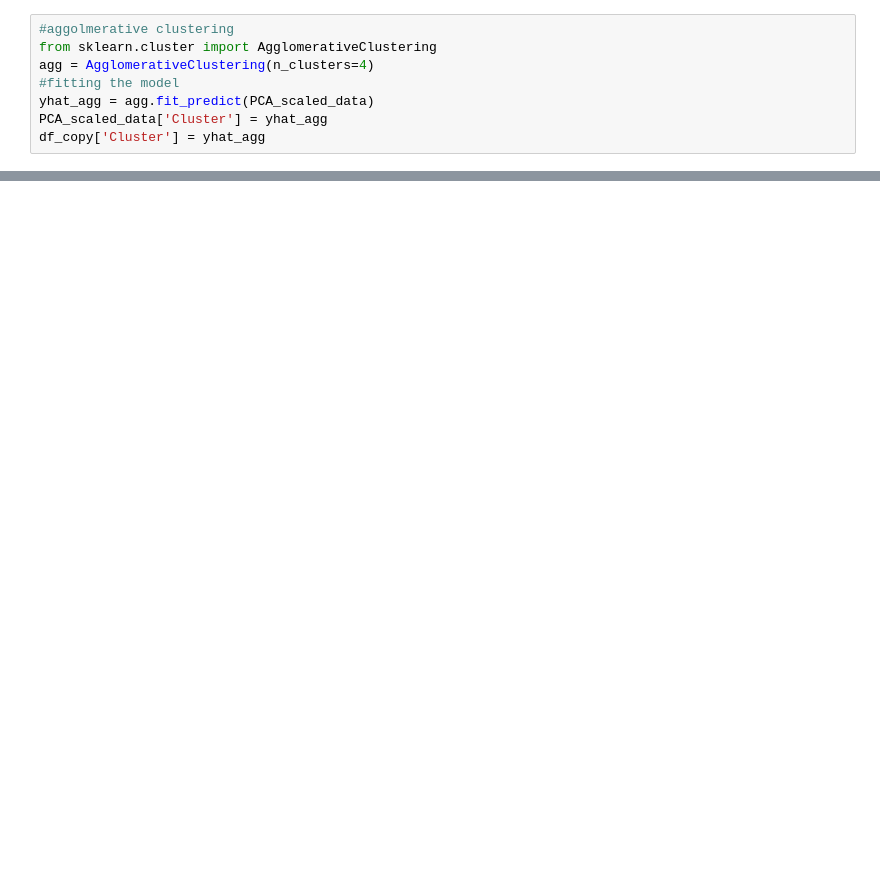
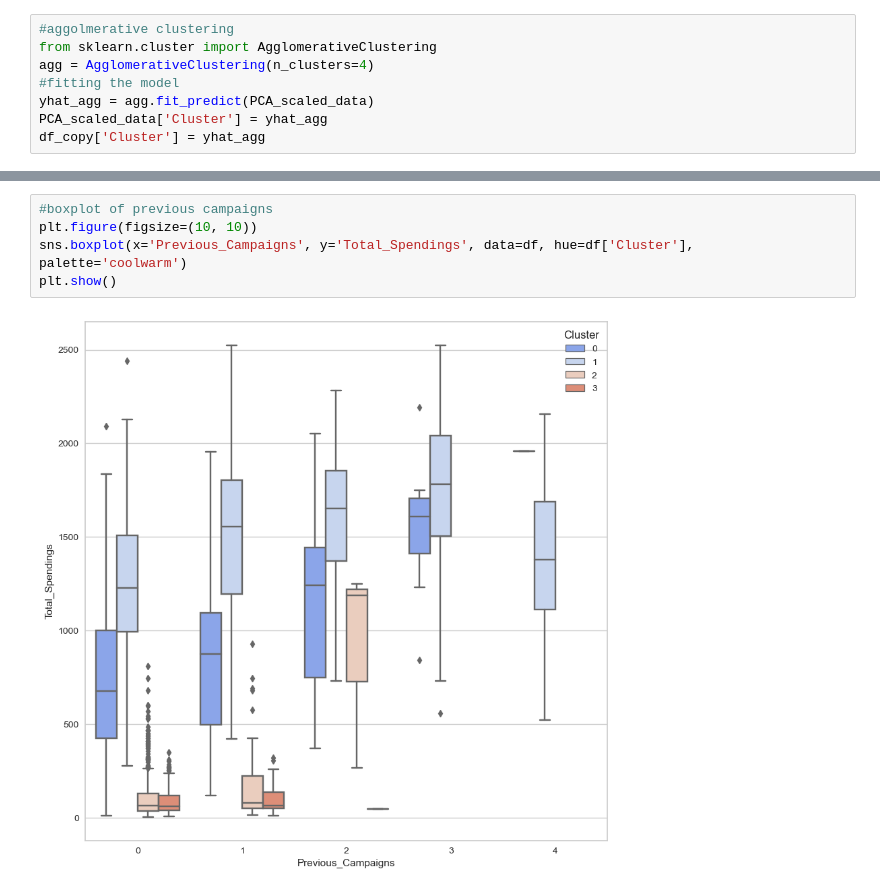
Before and after one commit to mynamescheff/customer_pref, a Jupyter notebook: personality_eda.ipynb, the cells around one changed output, grey strips where cells are left out. Drawn from its saved outputs; the diff is of its cells as text; blank space fills up the shorter version.

```diff
--- a/personality_eda.ipynb
+++ b/personality_eda.ipynb
@@ -445,0 +458,7 @@ plt.show()
+# %%
+#boxplot of previous campaigns
+plt.figure(figsize=(10, 10))
+sns.boxplot(x='Previous_Campaigns', y='Total_Spendings', data=df, hue=df['Cluster'], palette='coolwarm')
+plt.show()
+# %% [output]
+[figure, added]
```
Also changed, not shown: parts of 18 cells of this notebook.
